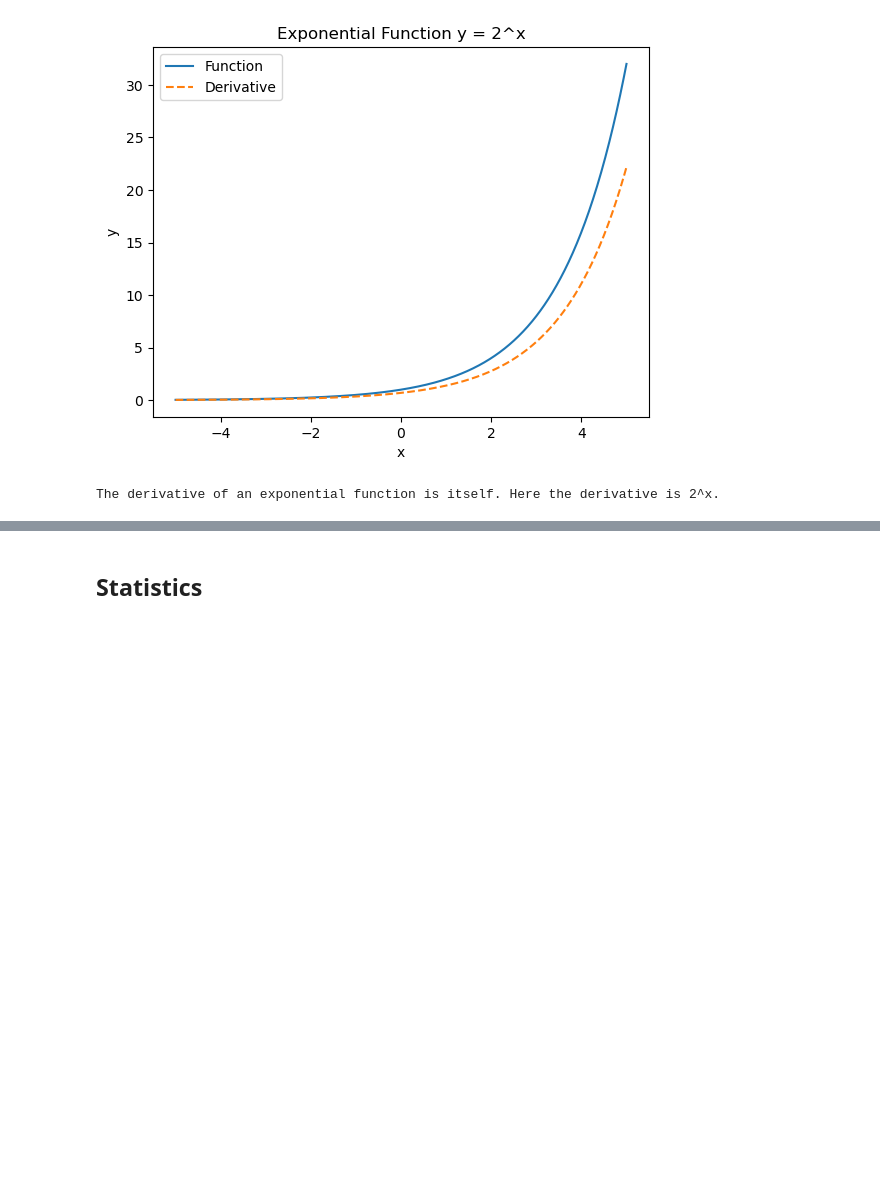
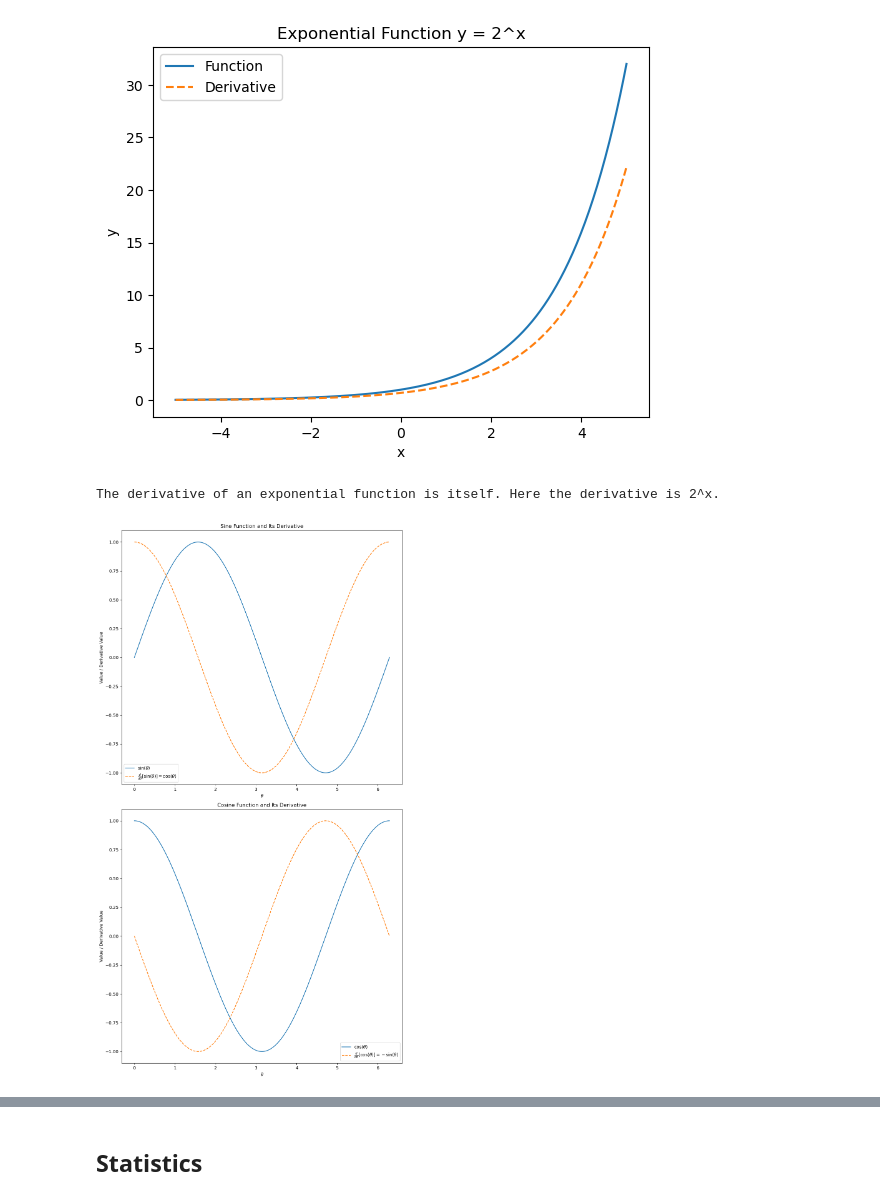
Before and after one commit to hijaz/Machine-Learning-Math, a Jupyter notebook: Machine Learning Mathematics.ipynb, the cells around one changed output, grey strips where cells are left out. Cells and saved outputs as stored; diff of their text form; code cells hidden in the pictures; blank space fills up the shorter version.

```diff
--- a/Machine Learning Mathematics.ipynb
+++ b/Machine Learning Mathematics.ipynb
@@ -119,3 +207,46 @@ The derivative of a quadratic function is linear. Here the derivative is 2x.
 The derivative of a cubic polynomial is a quadratic function. Here the derivative is 6x^2 - 2x.
 [figure]
 The derivative of an exponential function is itself. Here the derivative is 2^x.
+# %%
+import numpy as np
+import matplotlib.pyplot as plt
+
+# Define the angle values (in radians)
+theta = np.linspace(0, 2*np.pi, 400)
+
+# Calculate sine, cosine, and tangent values
+sin_values = np.sin(theta)
+cos_values = np.cos(theta)
+tan_values = np.tan(theta)
+
+# Calculate derivatives (cosine function for sine derivative)
+sin_derivative = np.cos(theta)
+cos_derivative = -np.sin(theta)
+tan_derivative = 1 / np.cos(theta)**2  # Derivative of tangent
+
+# Create separate plots for sine, cosine, and tangent
+fig, axs = plt.subplots(2, 1, figsize=(10, 18))
+
+# Plot sine function and its derivative
+axs[0].plot(theta, sin_values, label='$\sin(\\theta)$')
+axs[0].plot(theta, sin_derivative, label="$\\frac{d}{d\\theta}[\sin(\\theta)] = \cos(\\theta)$", linestyle='--')
+axs[0].set_xlabel('$\\theta$')
+axs[0].set_ylabel('Value / Derivative Value')
+axs[0].set_title('Sine Function and Its Derivative')
+axs[0].legend()
+
+# Plot cosine function and its derivative
+axs[1].plot(theta, cos_values, label='$\cos(\\theta)$')
+axs[1].plot(theta, cos_derivative, label="$\\frac{d}{d\\theta}[\cos(\\theta)] = -\sin(\\theta)$", linestyle='--')
+axs[1].set_xlabel('$\\theta$')
+axs[1].set_ylabel('Value / Derivative Value')
+axs[1].set_title('Cosine Function and Its Derivative')
+axs[1].legend()
+
+# Adjust spacing between subplots
+plt.tight_layout()
+
+# Show the plots
+plt.show()
+# %% [output]
+[figure, added]
```
Also changed, not shown: parts of 29 cells of this notebook.
